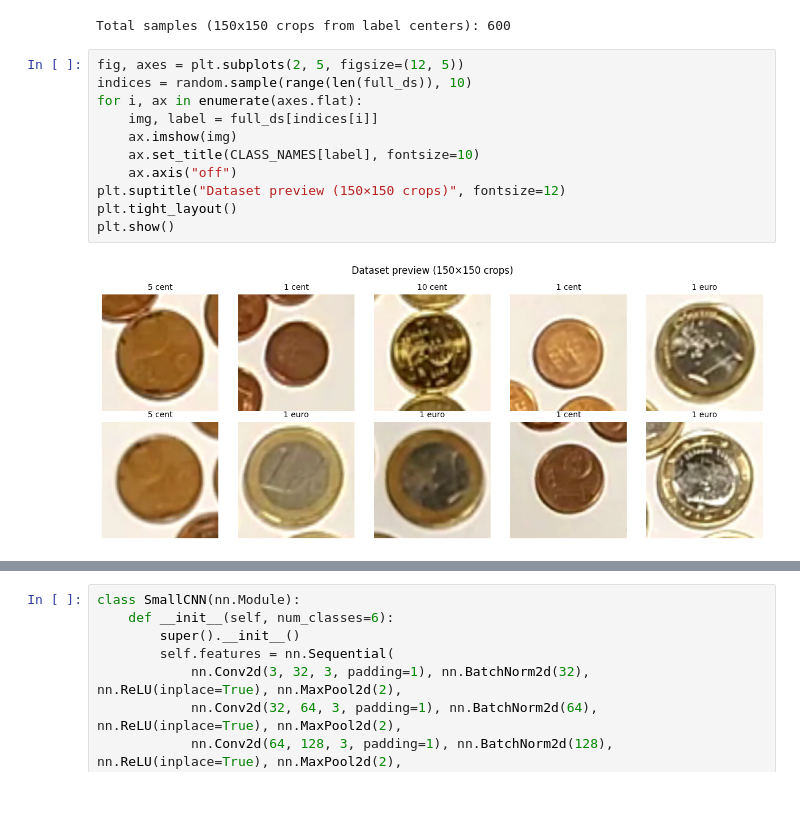
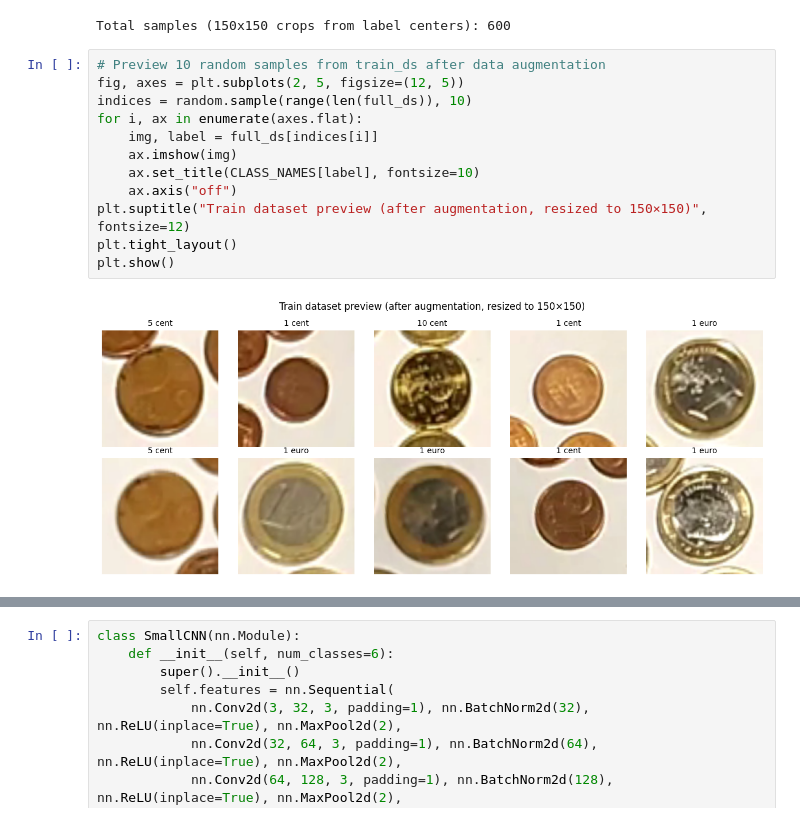
Before and after one commit to VidValda/realtime-coin-counter-svm-cht, a Jupyter notebook: coin_cnn_training.ipynb, the cells around one changed output, grey strips where cells are left out. Saved outputs shown, nothing was run; the diff lists cells and outputs as text.

```diff
--- a/coin_cnn_training.ipynb
+++ b/coin_cnn_training.ipynb
@@ -119,16 +119,17 @@ if len(full_ds) == 0:
 # %% [output]
 Total samples (150x150 crops from label centers): 600
 # %%
+# Preview 10 random samples from train_ds after data augmentation
 fig, axes = plt.subplots(2, 5, figsize=(12, 5))
 indices = random.sample(range(len(full_ds)), 10)
 for i, ax in enumerate(axes.flat):
     img, label = full_ds[indices[i]]
     ax.imshow(img)
     ax.set_title(CLASS_NAMES[label], fontsize=10)
     ax.axis("off")
-plt.suptitle("Dataset preview (150×150 crops)", fontsize=12)
+plt.suptitle("Train dataset preview (after augmentation, resized to 150×150)", fontsize=12)
 plt.tight_layout()
 plt.show()
 # %% [output]
-[figure, old version]
+[figure, new version]
 # %%
```
Also changed, not shown: parts of 7 cells of this notebook, 2 other files.
